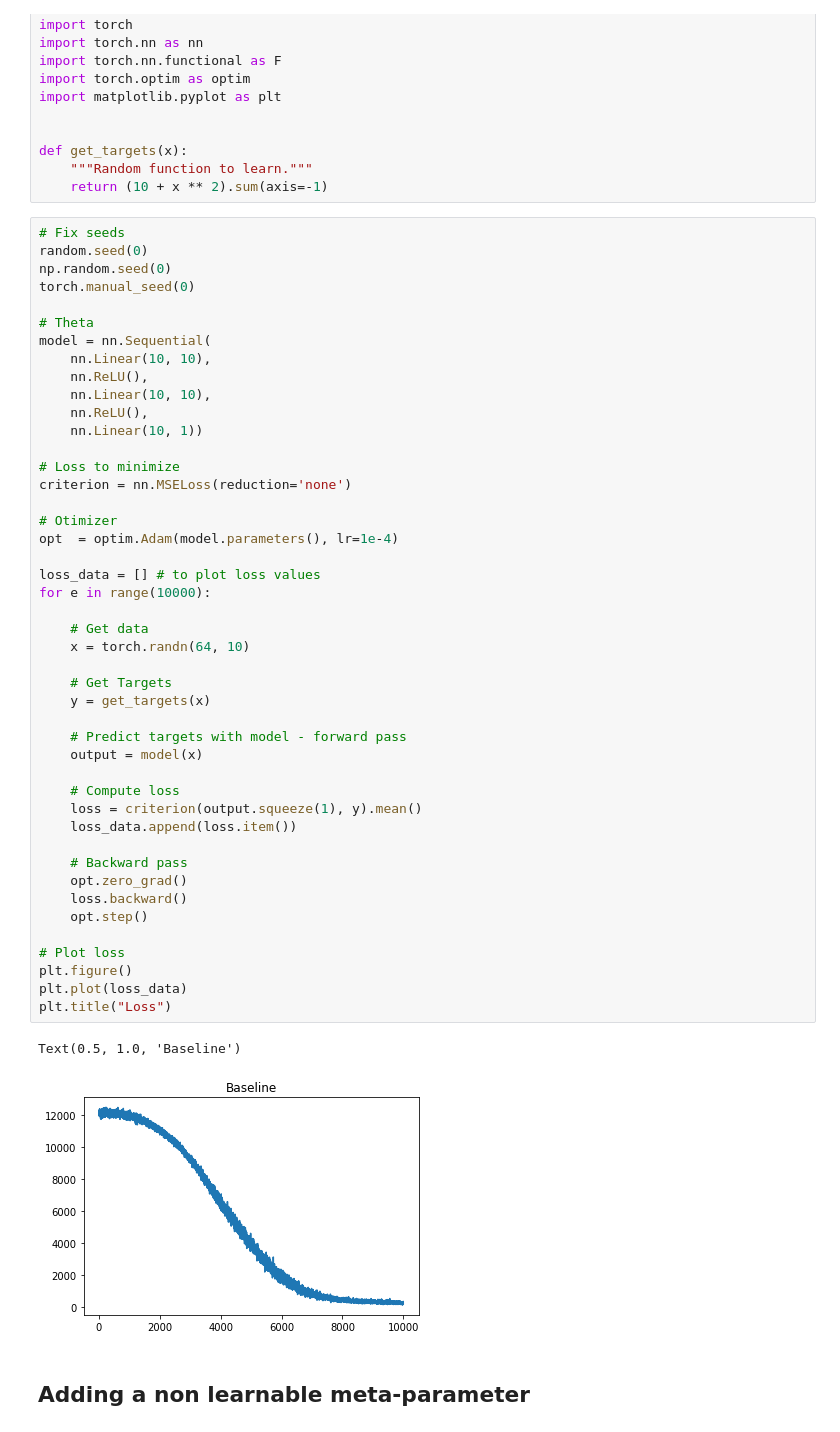
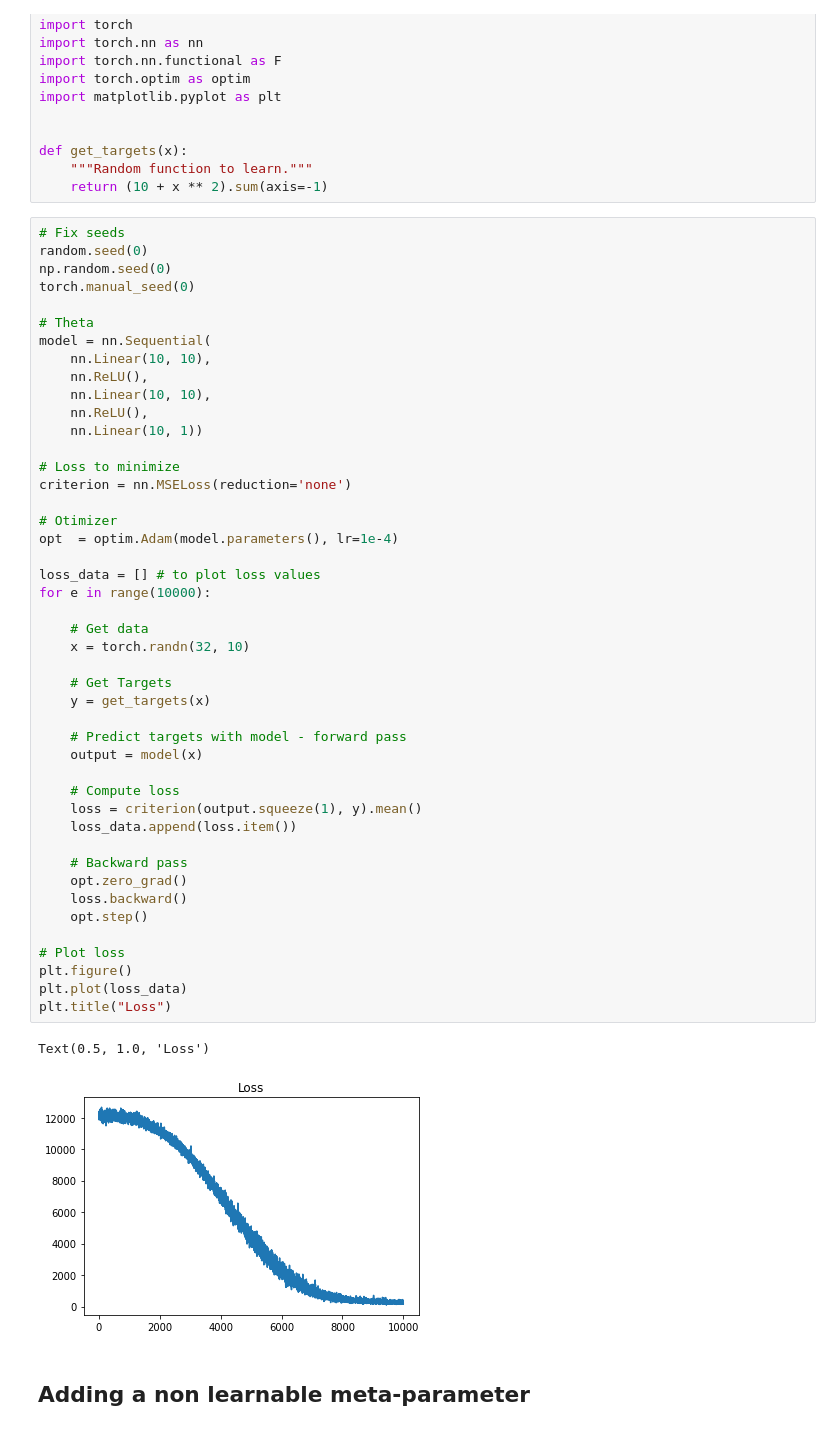
Before and after one commit to gabrielelibardi/meta_gradient_experiment, a Jupyter notebook: meta_gradients_toy_example_albert.ipynb, the cells around one changed output. Drawn from its saved outputs; the diff is of its cells as text.

```diff
--- a/meta_gradients_toy_example_albert.ipynb
+++ b/meta_gradients_toy_example_albert.ipynb
@@ -34,36 +34,36 @@ model = nn.Sequential(
 criterion = nn.MSELoss(reduction='none')
 
 # Otimizer
 opt  = optim.Adam(model.parameters(), lr=1e-4)
 
 loss_data = [] # to plot loss values
 for e in range(10000):
 
     # Get data
-    x = torch.randn(64, 10)
+    x = torch.randn(32, 10)
 
     # Get Targets
     y = get_targets(x)
 
     # Predict targets with model - forward pass
     output = model(x)
 
     # Compute loss
     loss = criterion(output.squeeze(1), y).mean()
     loss_data.append(loss.item())
 
     # Backward pass
     opt.zero_grad()
     loss.backward()
     opt.step()
 
 # Plot loss
 plt.figure()
 plt.plot(loss_data)
 plt.title("Loss")
 # %% [output]
-Text(0.5, 1.0, 'Baseline')
+Text(0.5, 1.0, 'Loss')
-[figure, old version]
+[figure, new version]
 # %% [markdown]
 ## Adding a non learnable meta-parameter
 # %%
```
Also changed, not shown: parts of 1 cell of this notebook.
